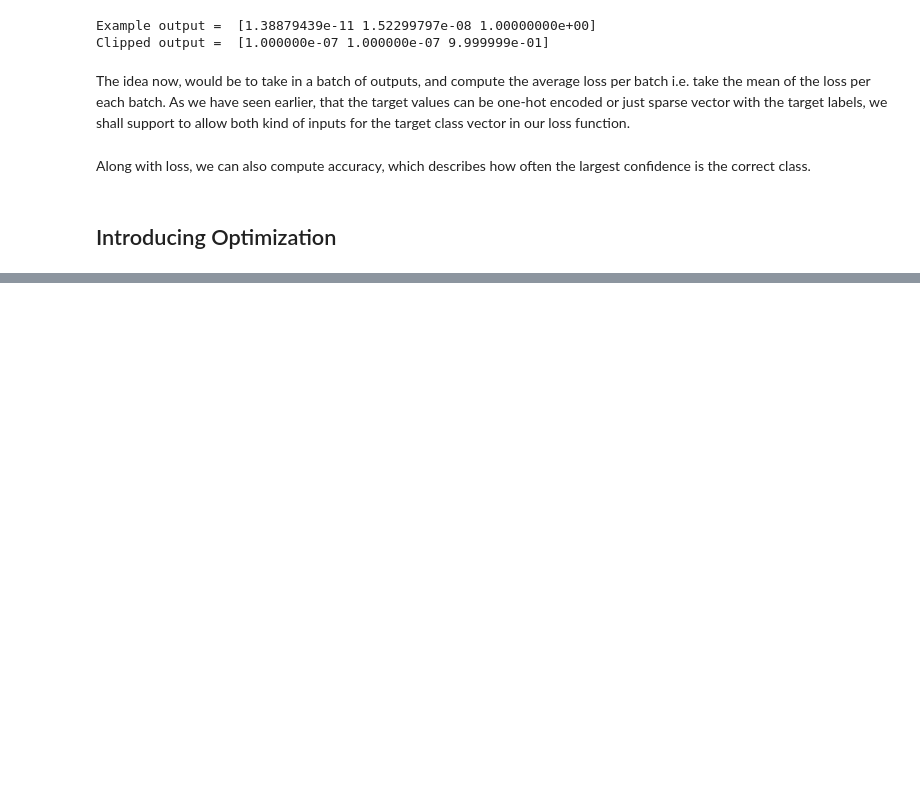
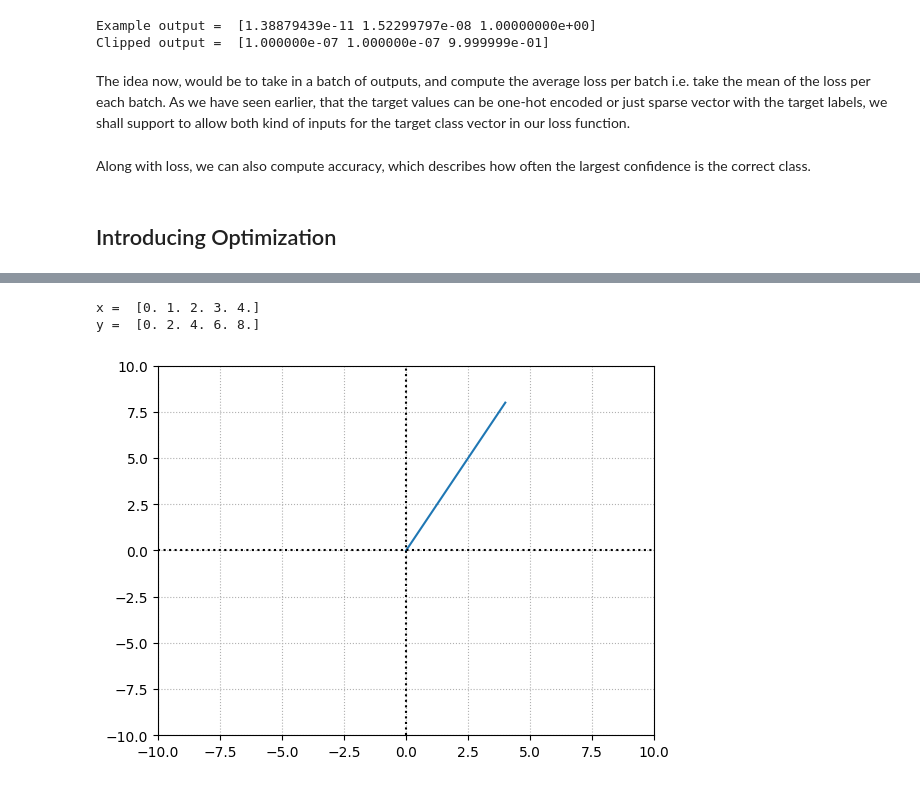
Before and after one commit to deva-k/dev-analytics, a Jupyter notebook: book/deep_learning.ipynb, the cells around one changed output, grey strips where cells are left out. Drawn from its saved outputs; the diff is of its cells as text; code cells hidden in the pictures; blank space fills up the shorter version.

```diff
--- a/book/deep_learning.ipynb
+++ b/book/deep_learning.ipynb
@@ -1262,0 +1273,21 @@ class Accuracy:
+# %%
+def f(x):
+    return 2*x
+
+x = np.linspace(0,4,5)
+y = f(x)
+
+print("x = ",x)
+print("y = ",y)
+plt.plot(x,y)
+
+plt.grid(True,ls=':')
+plt.axvline(x=0,color="k",ls=":")
+plt.axhline(y=0,color="k",ls=":")
+plt.grid(True)
+plt.axis([-10,10,-10,10])
+plt.show()
+# %% [output]
+x =  [0. 1. 2. 3. 4.]
+y =  [0. 2. 4. 6. 8.]
+[figure, added]
```
Also changed, not shown: parts of 19 cells of this notebook.
